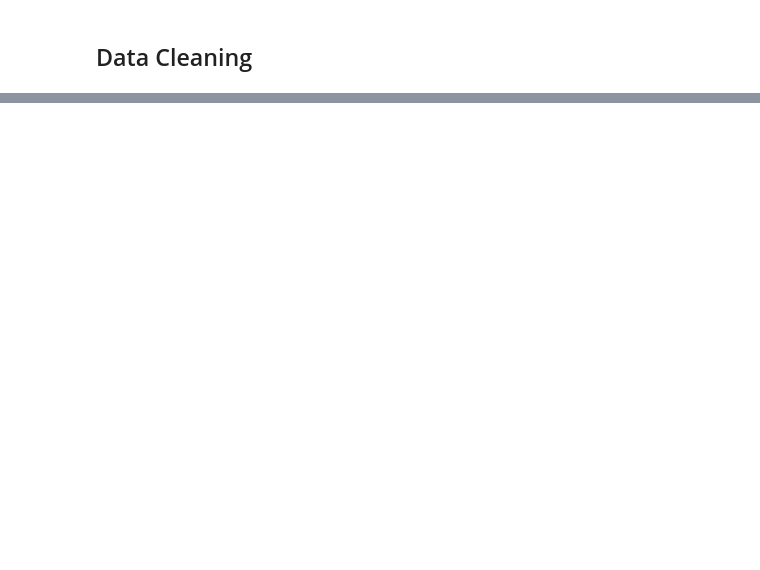
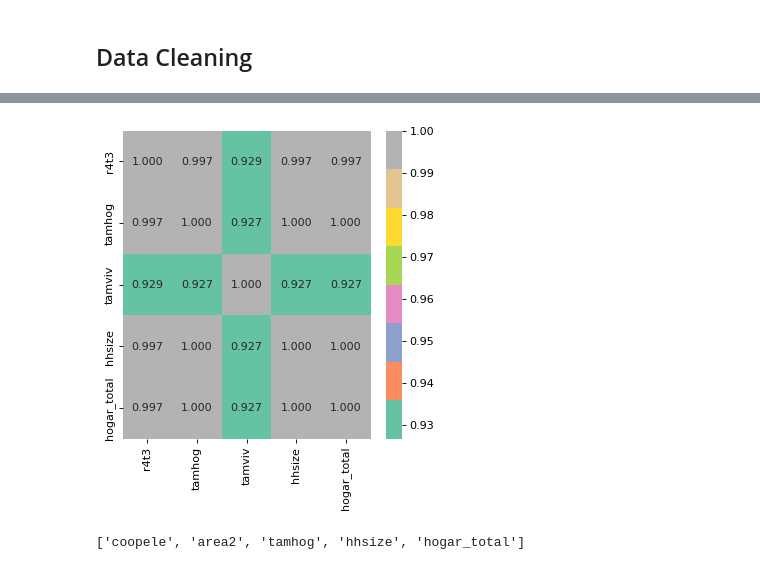
Before and after one commit to ashishsarkarmlops/assignment-2, a Jupyter notebook: Text preprocessing.ipynb, the cells around one changed output, grey strips where cells are left out. Cells and saved outputs as stored; diff of their text form; code cells hidden in the pictures; blank space fills up the shorter version.

```diff
--- a/Text preprocessing.ipynb
+++ b/Text preprocessing.ipynb
@@ -715,0 +591,39 @@ I
+# %%
+id_ = ['Id', 'idhogar', 'Target']
+
+ind_bool = ['v18q', 'dis', 'male', 'female', 'estadocivil1', 'estadocivil2', 'estadocivil3',
+            'estadocivil4', 'estadocivil5', 'estadocivil6', 'estadocivil7',
+            'parentesco1', 'parentesco2',  'parentesco3', 'parentesco4', 'parentesco5',
+            'parentesco6', 'parentesco7', 'parentesco8',  'parentesco9', 'parentesco10',
+            'parentesco11', 'parentesco12', 'instlevel1', 'instlevel2', 'instlevel3',
+            'instlevel4', 'instlevel5', 'instlevel6', 'instlevel7', 'instlevel8',
+            'instlevel9', 'mobilephone']
+
+ind_ordered = ['rez_esc', 'escolari', 'age']
+
+hh_bool = ['hacdor', 'hacapo', 'v14a', 'refrig', 'paredblolad', 'paredzocalo',
+           'paredpreb','pisocemento', 'pareddes', 'paredmad',
+           'paredzinc', 'paredfibras', 'paredother', 'pisomoscer', 'pisoother',
+           'pisonatur', 'pisonotiene', 'pisomadera',
+           'techozinc', 'techoentrepiso', 'techocane', 'techootro', 'cielorazo',
+           'abastaguadentro', 'abastaguafuera', 'abastaguano',
+            'public', 'planpri', 'noelec', 'coopele', 'sanitario1',
+           'sanitario2', 'sanitario3', 'sanitario5',   'sanitario6',
+           'energcocinar1', 'energcocinar2', 'energcocinar3', 'energcocinar4',
+           'elimbasu1', 'elimbasu2', 'elimbasu3', 'elimbasu4',
+           'elimbasu5', 'elimbasu6', 'epared1', 'epared2', 'epared3',
+           'etecho1', 'etecho2', 'etecho3', 'eviv1', 'eviv2', 'eviv3',
+           'tipovivi1', 'tipovivi2', 'tipovivi3', 'tipovivi4', 'tipovivi5',
+           'computer', 'television', 'lugar1', 'lugar2', 'lugar3',
+           'lugar4', 'lugar5', 'lugar6', 'area1', 'area2']
+
+hh_ordered = [ 'rooms', 'r4h1', 'r4h2', 'r4h3', 'r4m1','r4m2','r4m3', 'r4t1',  'r4t2',
+              'r4t3', 'v18q1', 'tamhog','tamviv','hhsize','hogar_nin',
+              'hogar_adul','hogar_mayor','hogar_total',  'bedrooms', 'qmobilephone']
+
+hh_cont = ['v2a1', 'dependency', 'edjefe', 'edjefa', 'meaneduc', 'overcrowding']
+# %%
+#Check for redundant household variables select the ones with 'parentesco1' value as 1 only remove the ones which does not have a head of family
+heads = income_train_df.loc[income_train_df['parentesco1'] == 1, :]
+heads = heads[id_ + hh_bool + hh_cont + hh_ordered]
+heads.shape
@@ -715,0 +632,3 @@ I
+# %%
+corr_matrix = heads.corr()
+corr_matrix
@@ -715,0 +652,11 @@ I
+# %%
+heat_map_coor_plot(corr_matrix.loc[corr_matrix['tamhog'].abs() > 0.9, corr_matrix['tamhog'].abs() > 0.9],(5,5))
+# %% [output]
+[figure, added]
+# %%
+#Finding the index of feature columns with correlation greater than 0.95
+cols_to_drop = [column for column in upper.columns if any(abs(upper[column]) > 0.95)]
+
+cols_to_drop
+# %% [output]
+['coopele', 'area2', 'tamhog', 'hhsize', 'hogar_total']
```
Also changed, not shown: parts of 71 cells of this notebook, 1 other file.
